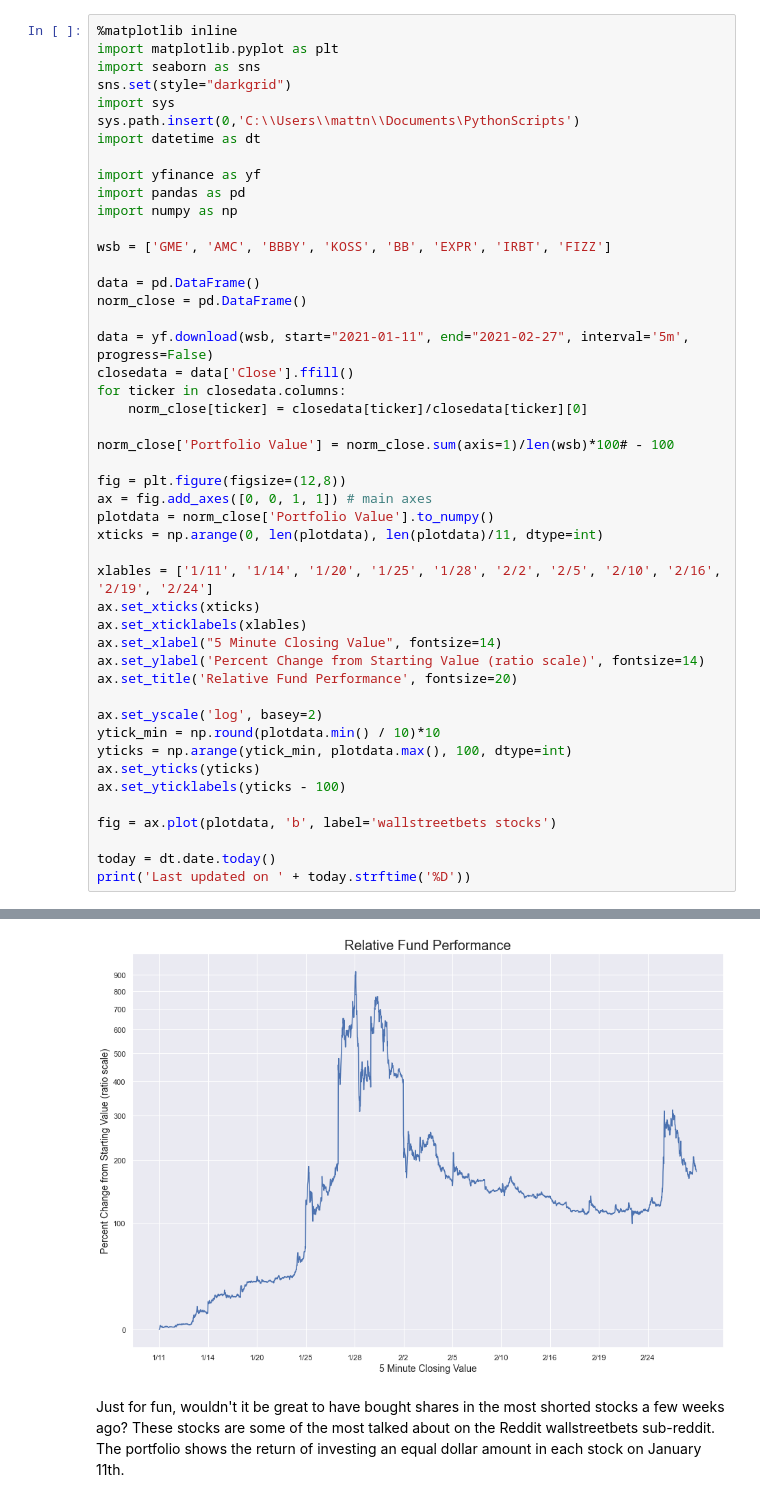
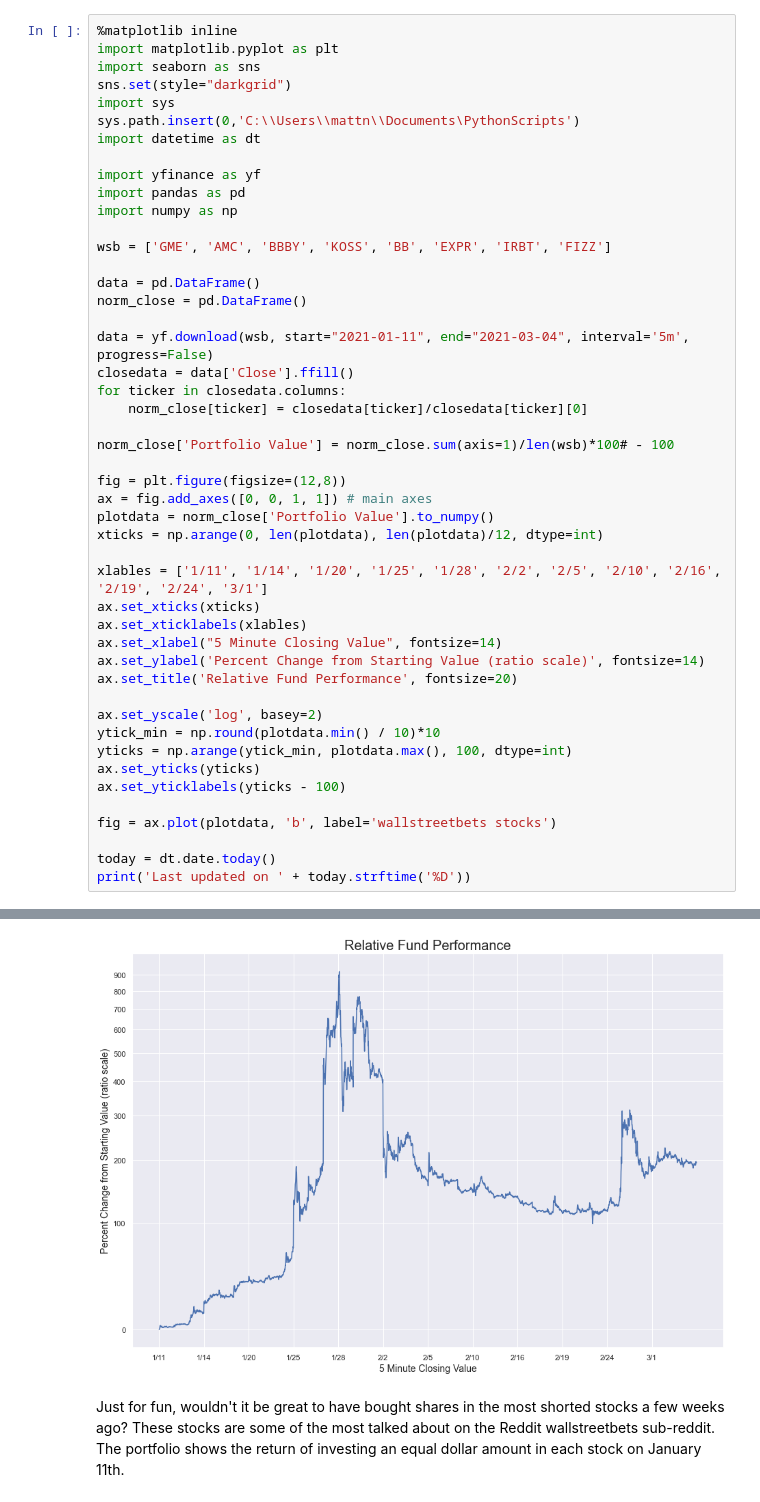
Before and after one commit to mattnicholson38/mattnicholson38, a Jupyter notebook: pages/wallstreetbets.ipynb, the cells around one changed output, grey strips where cells are left out. Saved outputs shown, nothing was run; the diff lists cells and outputs as text.

```diff
--- a/pages/wallstreetbets.ipynb
+++ b/pages/wallstreetbets.ipynb
@@ -16,7 +16,7 @@ wsb = ['GME', 'AMC', 'BBBY', 'KOSS', 'BB', 'EXPR', 'IRBT', 'FIZZ']
 data = pd.DataFrame()
 norm_close = pd.DataFrame()
 
-data = yf.download(wsb, start="2021-01-11", end="2021-02-27", interval='5m', progress=False)
+data = yf.download(wsb, start="2021-01-11", end="2021-03-04", interval='5m', progress=False)
 closedata = data['Close'].ffill()
 for ticker in closedata.columns:
     norm_close[ticker] = closedata[ticker]/closedata[ticker][0]
@@ -26,9 +26,9 @@ norm_close['Portfolio Value'] = norm_close.sum(axis=1)/len(wsb)*100# - 100
 fig = plt.figure(figsize=(12,8))
 ax = fig.add_axes([0, 0, 1, 1]) # main axes
 plotdata = norm_close['Portfolio Value'].to_numpy()
-xticks = np.arange(0, len(plotdata), len(plotdata)/11, dtype=int)
+xticks = np.arange(0, len(plotdata), len(plotdata)/12, dtype=int)
 
-xlables = ['1/11', '1/14', '1/20', '1/25', '1/28', '2/2', '2/5', '2/10', '2/16', '2/19', '2/24']
+xlables = ['1/11', '1/14', '1/20', '1/25', '1/28', '2/2', '2/5', '2/10', '2/16', '2/19', '2/24', '3/1']
 ax.set_xticks(xticks)
 ax.set_xticklabels(xlables)
 ax.set_xlabel("5 Minute Closing Value", fontsize=14)
@@ -50,4 +50,4 @@ Last updated on 02/28/21
-[figure, old version]
+[figure, new version]
 # %% [markdown]
 Just for fun, wouldn't it be great to have bought shares in the most shorted stocks a few weeks ago?  These stocks are some of the most talked about on the Reddit wallstreetbets sub-reddit. The portfolio shows the return of investing an equal dollar amount in each stock on January 11th.
 # %%
```
Also changed, not shown: parts of 1 cell of this notebook, 36 other files.
